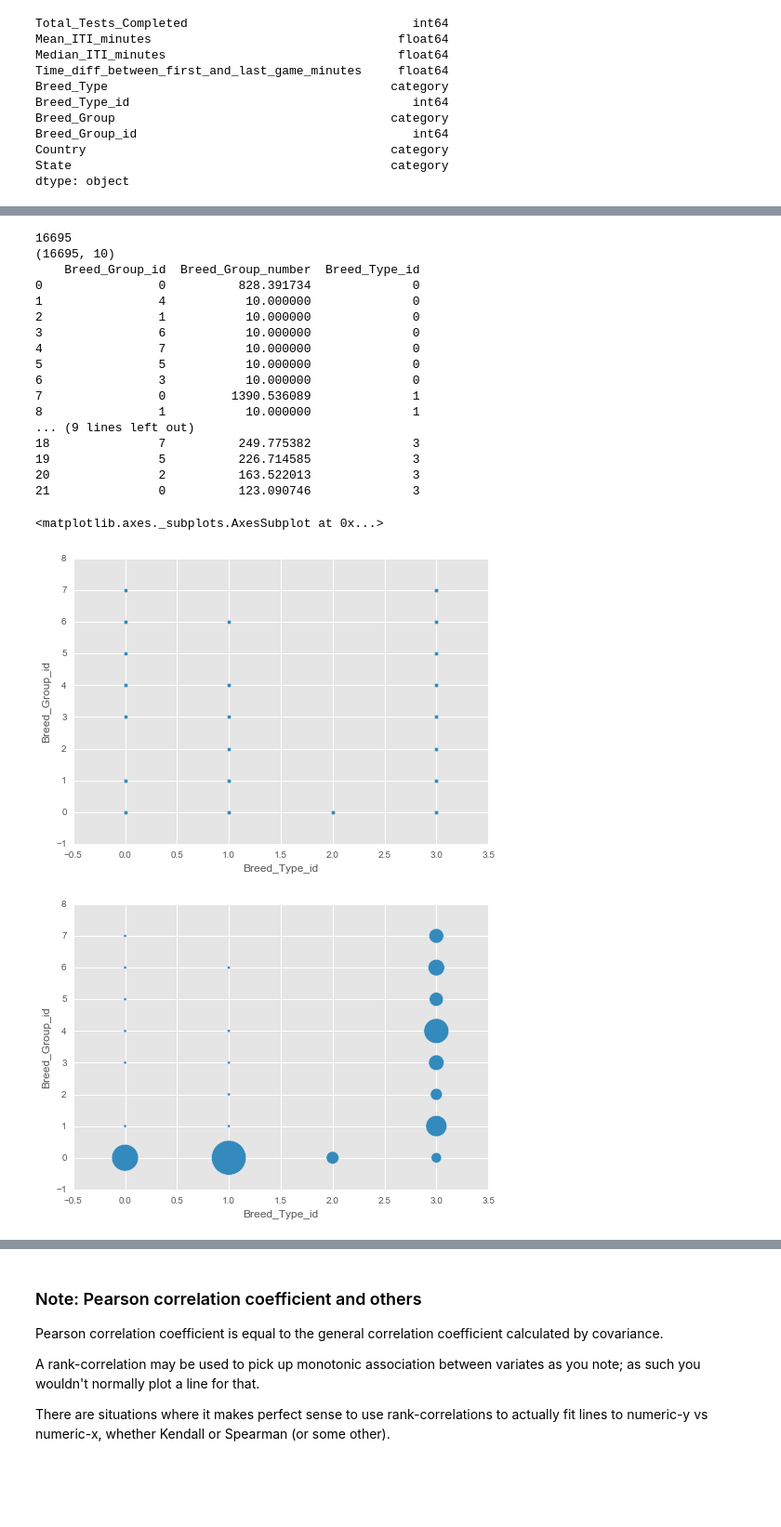
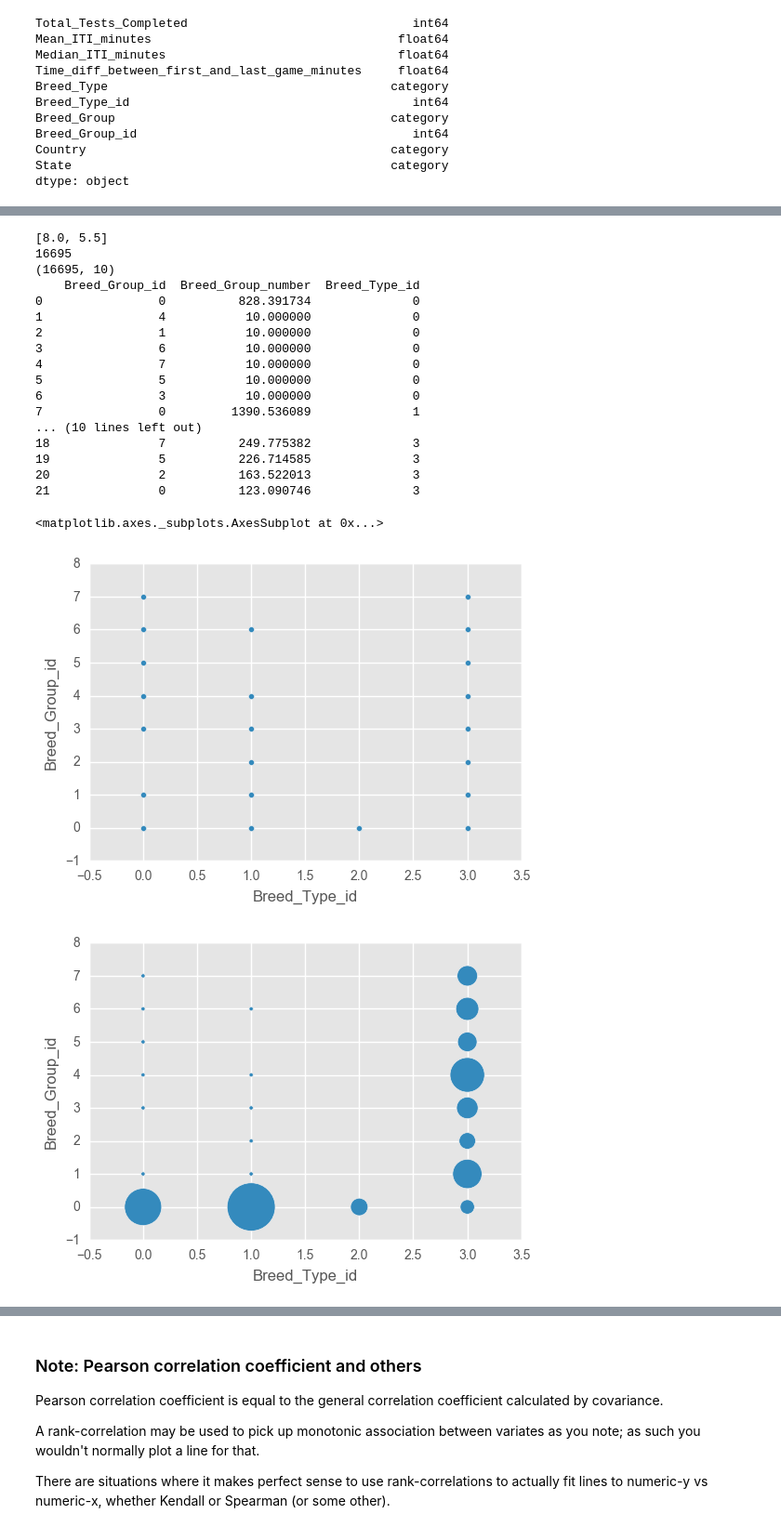
Before and after one commit to arfu2016/dog_id, a Jupyter notebook: 1p4ETL_SQL.ipynb, the cells around one changed output, grey strips where cells are left out. Shown at 93% size. Cells and saved outputs as stored; diff of their text form; code cells hidden in the pictures; blank space fills up the shorter version.

```diff
--- a/1p4ETL_SQL.ipynb
+++ b/1p4ETL_SQL.ipynb
@@ -380,6 +380,11 @@ fig = plt.figure()
 ax = fig.add_subplot(1,1,1)
 ax.scatter(df2['Place'],df2['Name'], s=df2['00:00:00'])
 '''
+from pylab import rcParams
+print rcParams['figure.figsize']
+rcParams['figure.figsize'] = 6, 5.5*0.75
+# rcParams['figure.figsize'] = 5, 10
+# print rcParams.keys()
 
 import matplotlib
 matplotlib.style.use('ggplot')
@@ -399,37 +404,37 @@ for i in range(4):
     bu_df['Breed_Group_id']=bu_df['Breed_Group_id']+br_df['Breed_Group_id']
     bu_df['Breed_Group_number']=bu_df['Breed_Group_number']+br_df['Breed_Group_number']
     bu_df['Breed_Type_id']=bu_df['Breed_Type_id']+br_df['Breed_Type_id']
 
 real_df = pd.DataFrame(bu_df)
 tot_num = real_df['Breed_Group_number'].sum()
 print tot_num
 print ttc_db.shape
 real_df.loc[:,'Breed_Group_number'] = real_df.loc[:,'Breed_Group_number']/tot_num*5000
 real_df.loc[real_df['Breed_Group_number'] < 10,'Breed_Group_number'] = 10
 print real_df
 
 real_df.plot.scatter(x='Breed_Type_id', y='Breed_Group_id', s=real_df['Breed_Group_number'])
 # %% [output]
+[8.0, 5.5]
 16695
 (16695, 10)
     Breed_Group_id  Breed_Group_number  Breed_Type_id
 0                0          828.391734              0
 1                4           10.000000              0
 2                1           10.000000              0
 3                6           10.000000              0
 4                7           10.000000              0
 5                5           10.000000              0
 6                3           10.000000              0
 7                0         1390.536089              1
-8                1           10.000000              1
-... (9 lines left out)
+... (10 lines left out)
 18               7          249.775382              3
 19               5          226.714585              3
 20               2          163.522013              3
 21               0          123.090746              3
 <matplotlib.axes._subplots.AxesSubplot at 0x...>
-[figure, old version]
+[figure, new version]
-[figure, old version]
+[figure, new version]
 # %%
 print ttc_db[['Total_Tests_Completed', 'Mean_ITI_minutes']].corr(method='pearson', \
                                                                  min_periods=1)
```
Also changed, not shown: parts of 29 cells of this notebook.
